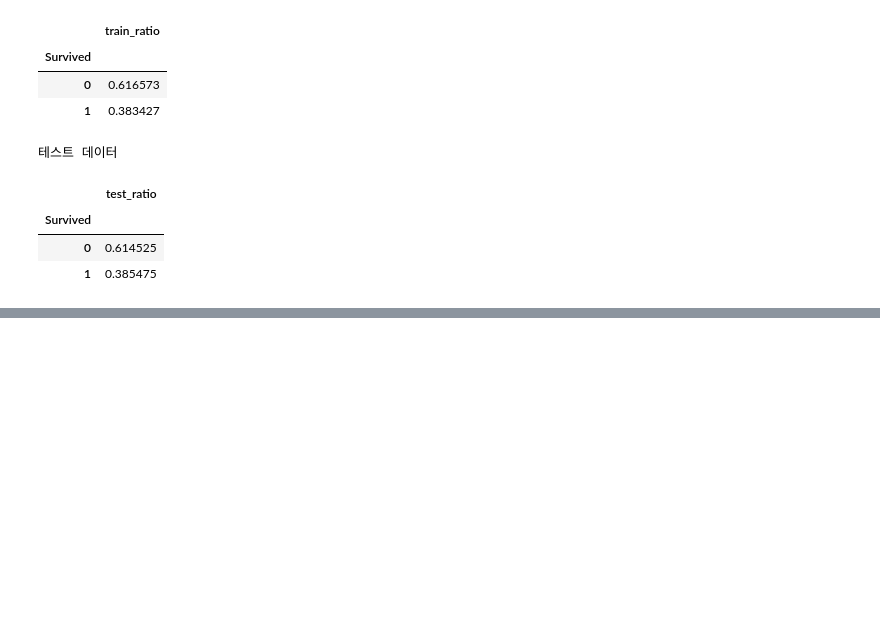
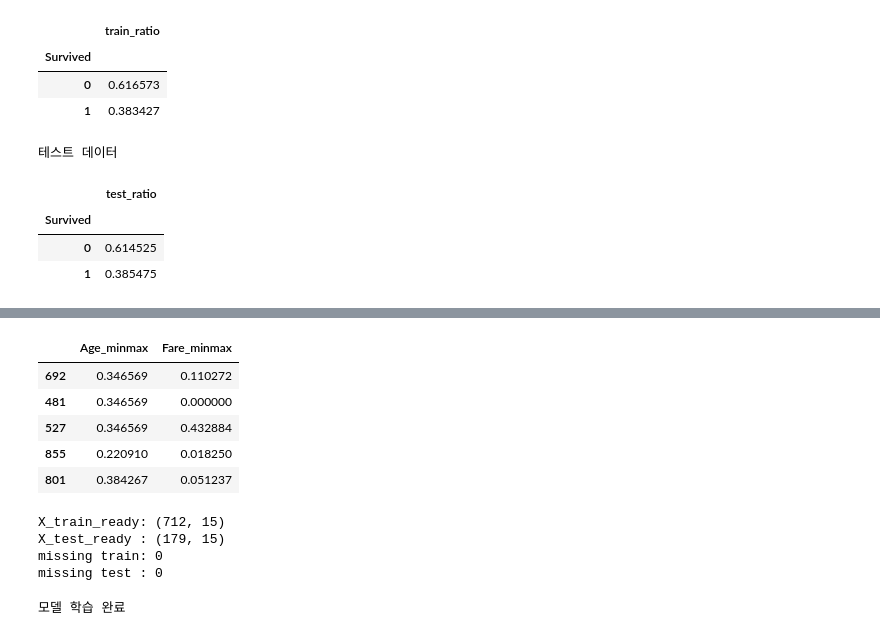
Before and after one commit to wjs0951467-wq/llm-data-analysis-study, a Jupyter notebook: titanic/titanic_ai_analysis.ipynb, the cells around one changed output, grey strips where cells are left out. Cells and saved outputs as stored; diff of their text form; code cells hidden in the pictures; blank space fills up the shorter version.

```diff
--- a/titanic/titanic_ai_analysis.ipynb
+++ b/titanic/titanic_ai_analysis.ipynb
@@ -623,0 +639,29 @@ display(
+# %%
+X = model_source[feature_columns].copy()
+y = model_source["Survived"].astype(int).copy()
+# %%
+from sklearn.model_selection import train_test_split
+
+X_train, X_test, y_train, y_test = train_test_split(
+    X,
+    y,
+    test_size=0.20,
+    random_state=42,
+    stratify=y,
+)
+# %%
+from sklearn.impute import SimpleImputer
+
+numeric_imputer = SimpleImputer(strategy="median")
+
+X_train_num_imputed = pd.DataFrame(
+    numeric_imputer.fit_transform(X_train[numeric_features]),
+    columns=numeric_features,
+    index=X_train.index,
+)
+
+X_test_num_imputed = pd.DataFrame(
+    numeric_imputer.transform(X_test[numeric_features]),
+    columns=numeric_features,
+    index=X_test.index,
+)
@@ -623,0 +714,20 @@ display(
+# %%
+from sklearn.preprocessing import MinMaxScaler
+
+minmax_demo = MinMaxScaler()
+minmax_preview = pd.DataFrame(
+    minmax_demo.fit_transform(
+        X_train_num_imputed[["Age", "Fare"]]
+    ),
+    columns=["Age_minmax", "Fare_minmax"],
+    index=X_train.index,
+)
+
+display(minmax_preview.head())
+# %% [output]
+|  | Age_minmax | Fare_minmax |
+| 692 | 0.346569 | 0.110272 |
+| 481 | 0.346569 | 0.000000 |
+| 527 | 0.346569 | 0.432884 |
+| 855 | 0.220910 | 0.018250 |
+| 801 | 0.384267 | 0.051237 |
@@ -623,0 +761,22 @@ display(
+# %%
+print("X_train_ready:", X_train_ready.shape)
+print("X_test_ready :", X_test_ready.shape)
+print("missing train:", X_train_ready.isna().sum().sum())
+print("missing test :", X_test_ready.isna().sum().sum())
+# %% [output]
+X_train_ready: (712, 15)
+X_test_ready : (179, 15)
+missing train: 0
+missing test : 0
+# %%
+from sklearn import set_config
+from sklearn.linear_model import LogisticRegression
+baseline_model = LogisticRegression(
+    max_iter=1000,
+    random_state=42,
+)
+baseline_model.fit(X_train_ready, y_train);
+
+print("모델 학습 완료")
+# %% [output]
+모델 학습 완료
```
Also changed, not shown: parts of 17 cells of this notebook.
